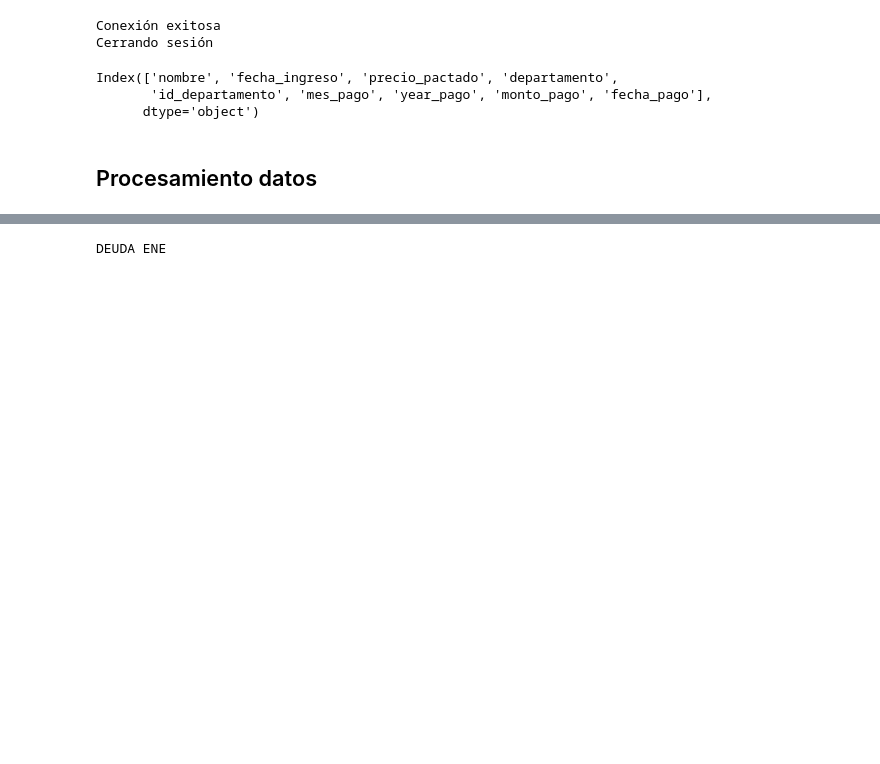
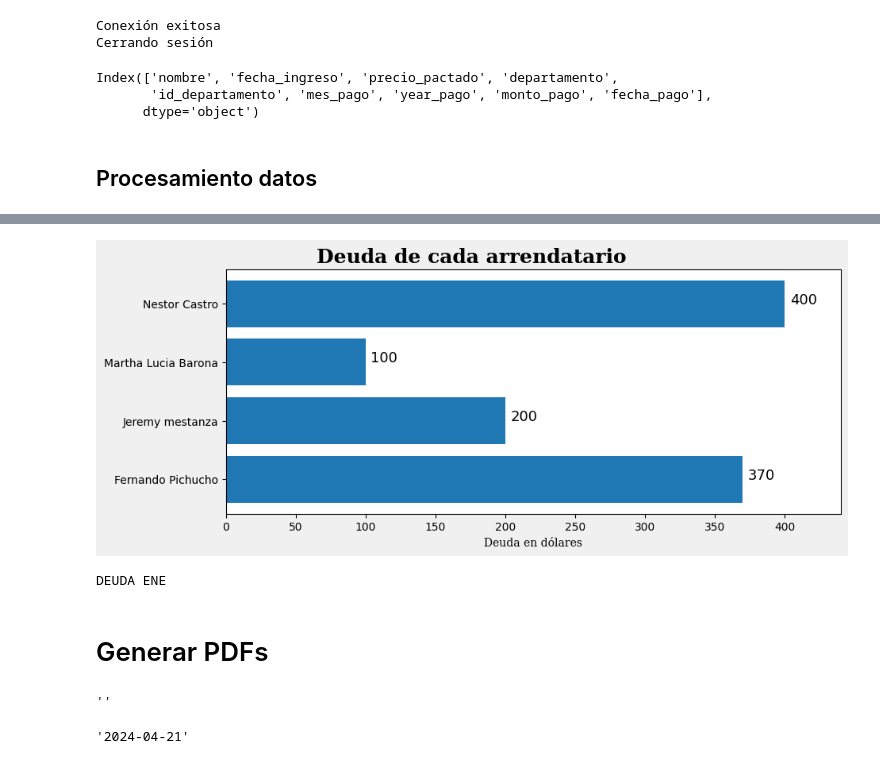
Before and after one commit to Pepool17/Arriendos, a Jupyter notebook: data_base/base_datos.ipynb, the cells around one changed output, grey strips where cells are left out. Drawn from its saved outputs; the diff is of its cells as text; code cells hidden in the pictures; blank space fills up the shorter version.

Commit message:
primer reporte pdf

```diff
--- a/data_base/base_datos.ipynb
+++ b/data_base/base_datos.ipynb
@@ -91,24 +91,31 @@ def deuda(mes='total'):
 # %%
 def img_deuda(mes='total'):
     df_meses = deuda(mes)
     df_meses = df_meses[df_meses['deuda'] != 0]
     ancho_maximo = max(df_meses['deuda'])
-    plt.figure(figsize=(10,4))
+    fig = plt.figure(figsize=(10,4))
+    fig.set_facecolor('#f0f0f0')
     bars =plt.barh(df_meses.index,df_meses['deuda'], height=0.8)
-    plt.title('Deuda de cada arrendatario',fontsize=18, fontfamily='serif',  fontweight='bold')
+    plt.title('Deuda de cada arrendatario',fontsize=18, fontfamily='serif',  fontweight='bold', x = 0.4)
     plt.xlabel('Deuda en dólares',fontsize=10, fontfamily='serif')
     for bar in bars:
         ancho = bar.get_width()
         plt.text(ancho+(ancho_maximo/30), bar.get_y()+bar.get_height() / 2, int(round(ancho, 1)), ha = 'center', fontsize = 13)
     plt.xlim(0,ancho_maximo + (ancho_maximo/10))
-    plt.savefig(f'..\imagenes\img_deuda_{mes}.png', dpi = 300)
+    plt.savefig(f'..\imagenes\img_deuda_{mes}.png', bbox_inches='tight', dpi = 300)
+
+    plt.show()
     plt.close()
 
 
 img_deuda()
+# %% [output]
+[figure, added]
 # %%
 mes = 'ENE'
 titulo = [ 'DEUDA TOTAL' if mes=='total' else f'DEUDA {mes}']
 print(titulo[0])
 # %% [output]
 DEUDA ENE
+# %% [markdown]
+# Generar PDFs
@@ -114,0 +145,24 @@ DEUDA ENE
+# %%
+pdf = PDFWithBackground()
+import datetime
+today = str(datetime.date.today())
+pdf.add_font('Ablation', '', '../fuente_FPDF/ablation.ttf', uni=True)
+pdf.set_background('../imagenes/background.png')
+pdf.add_page()
+
+pdf.set_y(46.1)
+pdf.set_font('Courier',size=25)
+pdf.cell(0,0,today,0,1,'C')
+
+
+pdf.image('../imagenes/img_deuda_total.png', x=(210 - 160)/2, y = 65, w = 160)
+
+
+pdf.output('../informes_pdf/reporte_mensual.pdf')
+# %% [output]
+''
+# %%
+today = str(datetime.date.today())
+today
+# %% [output]
+'2024-04-21'
```
Also changed, not shown: parts of 1 cell of this notebook, 6 other files.
